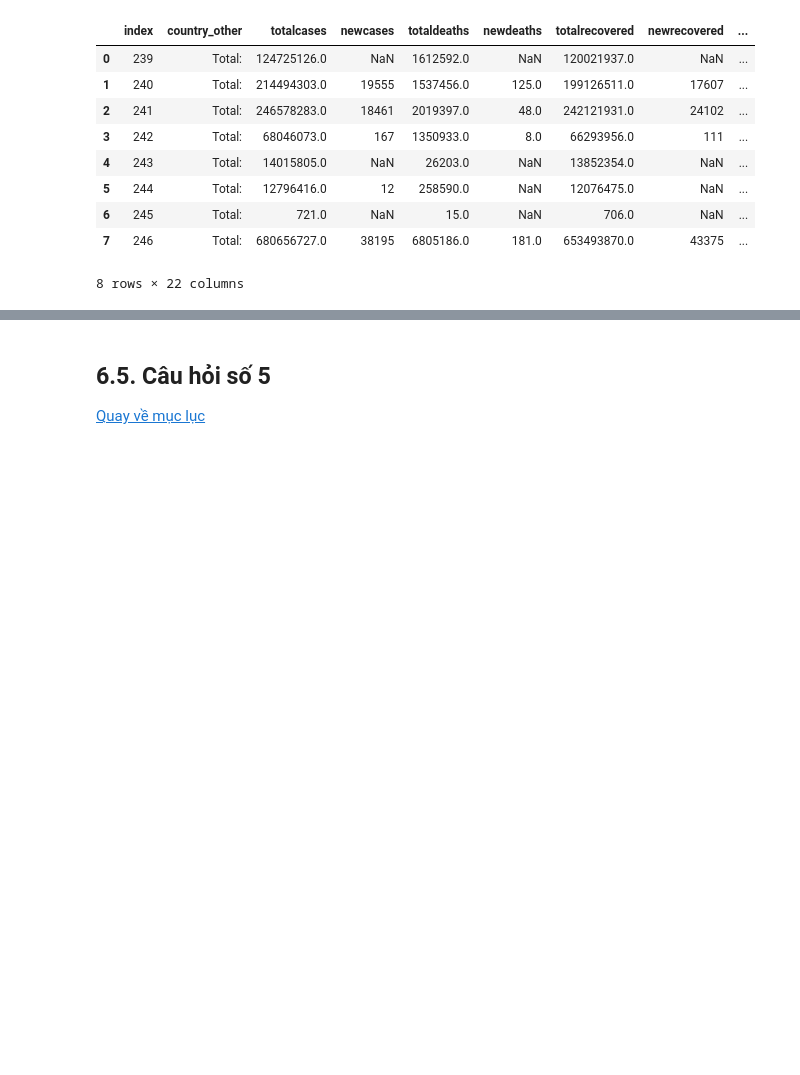
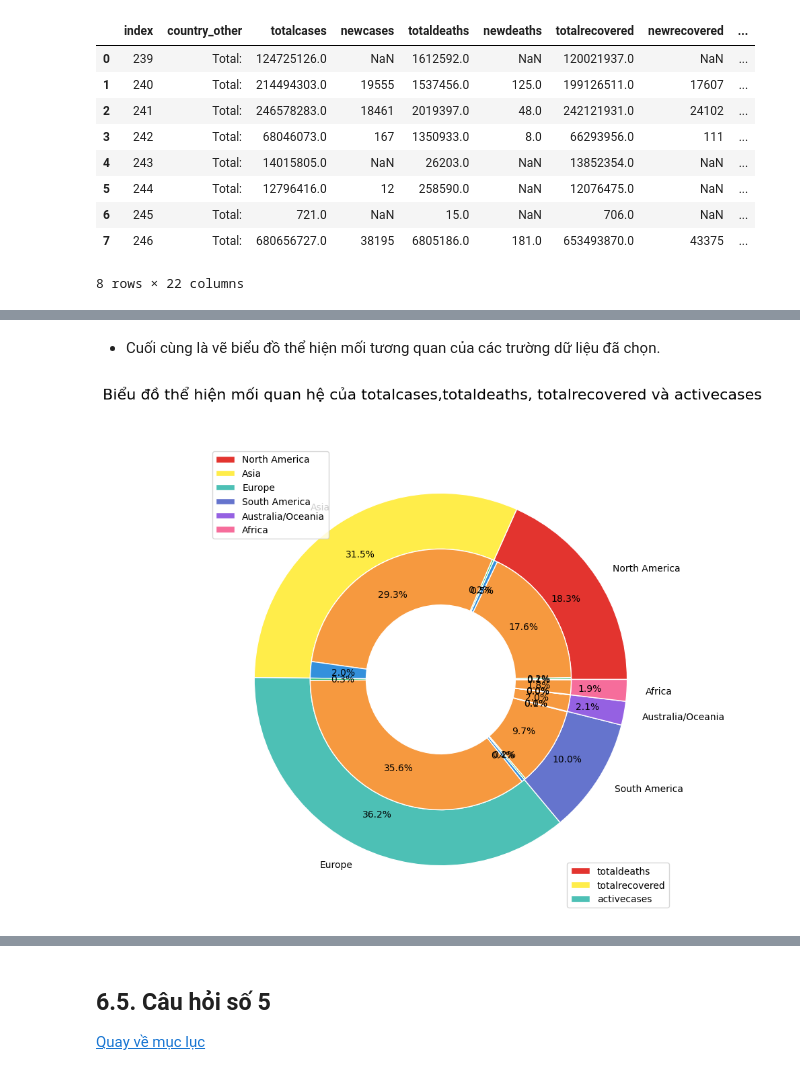
Before and after one commit to phuong1605/Data-Relationship, a Jupyter notebook: lab1.ipynb, the cells around one changed output, grey strips where cells are left out. Saved outputs shown, nothing was run; the diff lists cells and outputs as text; code cells hidden in the pictures; blank space fills up the shorter version.

```diff
--- a/lab1.ipynb
+++ b/lab1.ipynb
@@ -218,5 +199,0 @@ df_world
-# %%
-df['percent1'] = (df['totalrecovered'] / df['totalrecovered'].loc[7]) *100
-df['percent2'] = (df['totaldeaths'] / df['totaldeaths'].loc[7]) *100
-df['percent3'] = (df['activecases'] / df['activecases'].loc[7]) *100
-df['percent1']
@@ -248,0 +202,5 @@ ax[1].pie(df['percent1'].loc[:5] , labels = df['continent'].loc[:5], explode=exp
+# %%
+df = df[['continent','totaldeaths','totalrecovered','activecases', 'totalcases']]
+df = df[df['continent']!='All']
+test = df.groupby(['continent']).sum()
+test
@@ -248,0 +218,5 @@ ax[1].pie(df['percent1'].loc[:5] , labels = df['continent'].loc[:5], explode=exp
+# %%
+df = df[df['continent']!='All']
+list_re = df.groupby(['continent'],sort=False).sum()
+test = list(map(float, list_re[['totaldeaths','totalrecovered','activecases']].values.flatten()))
+test
@@ -248,0 +242,26 @@ ax[1].pie(df['percent1'].loc[:5] , labels = df['continent'].loc[:5], explode=exp
+# %% [markdown]
+- Cuối cùng là vẽ biểu đồ thể hiện mối tương quan của các trường dữ liệu đã chọn.
+# %%
+fig, ax = plt.subplots(figsize = (10,9))
+size = 0.3
+labels = ['totaldeaths', 'totalrecovered', 'activecases']
+mycolor1 = ['#e3342f','#ffed4a','#4dc0b5','#6574cd','#9561e2','#f66d9b']
+ax.pie(df['totalcases'][:6],labels=df['continent'][:6], radius=1,
+       autopct='%1.1f%%', pctdistance=0.8,
+       wedgeprops=dict(width=size, edgecolor='w'),colors=mycolor1)
+
+mycolor2 = ['#38c172','#f6993f','#3490dc',]
+ax.pie(test, radius=1-size, autopct='%1.1f%%', pctdistance=0.75,
+       wedgeprops=dict(width=size, edgecolor='w'), colors=mycolor2)
+
+labels_2 = list (df['continent'].loc[:5])
+
+first_legend = plt.legend(labels_2,loc = 2)
+ax = plt.gca().add_artist(first_legend)
+second_legend = plt.legend(labels,loc = 4,ncol=1)
+fig.suptitle('Biểu đồ thể hiện mối quan hệ của totalcases,totaldeaths, totalrecovered và activecases', fontsize=16)
+
+ax.set()
+plt.show()
+# %% [output]
+[figure, added]
```
Also changed, not shown: parts of 12 cells of this notebook.
